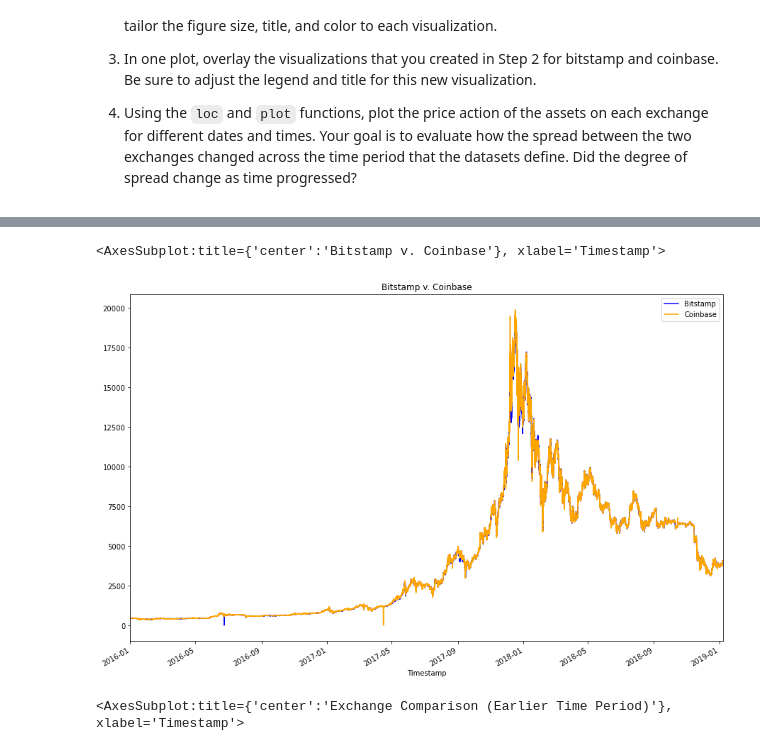
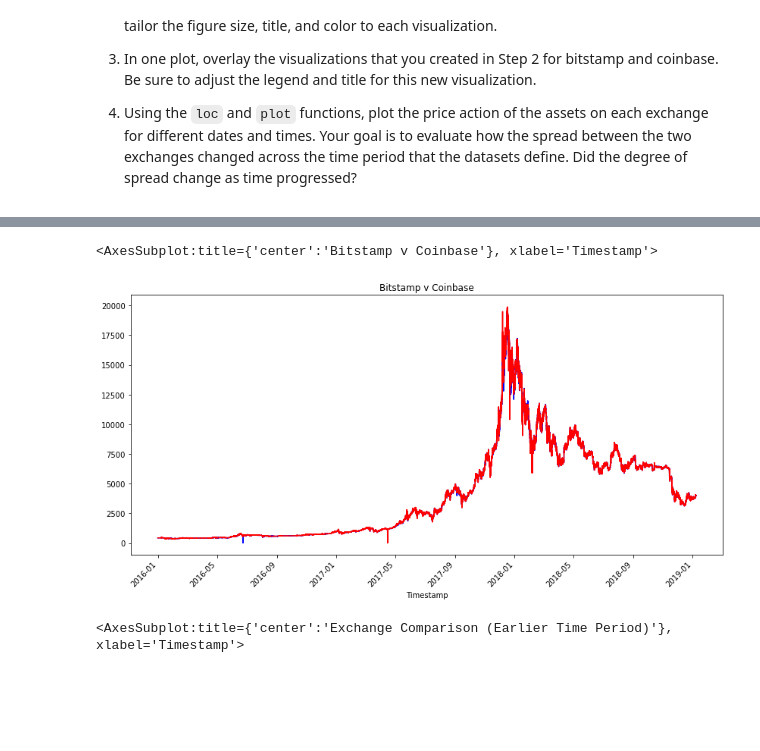
Before and after one commit to coronado212/bitcoin_arbitrage_analysis_3, a Jupyter notebook: crypto_arbitrage.ipynb, the cells around one changed output, grey strips where cells are left out. Saved outputs shown, nothing was run; the diff lists cells and outputs as text; code cells hidden in the pictures; blank space fills up the shorter version.

```diff
--- a/crypto_arbitrage.ipynb
+++ b/crypto_arbitrage.ipynb
@@ -249,8 +249,7 @@ Select the data you want to analyze. Use `loc` or `iloc` to select the following
 * Close
 # %%
 # Use loc or iloc to select `Timestamp (the index)` and `Close` from bitstamp DataFrame
-bitstamp_sliced = # YOUR CODE HERE
-
+bitstamp_sliced = bitstamp.loc[:,"Close"]
 # Review the first five rows of the DataFrame
-# YOUR CODE HERE
+bitstamp_sliced.head()
 # %% [output]
@@ -264,7 +263,7 @@ bitstamp_sliced = # YOUR CODE HERE
 # %%
 # Use loc or iloc to select `Timestamp (the index)` and `Close` from coinbase DataFrame
-coinbase_sliced = # YOUR CODE HERE
+coinbase_sliced = coinbase.loc[:, "Close"]
 
 # Review the first five rows of the DataFrame
-# YOUR CODE HERE
+coinbase_sliced.head()
 # %% [output]
@@ -330,11 +329,11 @@ Sort through the time series data associated with the bitstamp and coinbase Data
 # %%
 # Overlay the visualizations for the bitstamp and coinbase DataFrames in one plot
 # The plot should visualize the prices over the full lenth of the dataset
-# Be sure to include the parameters: legend, figure size, title, and color and label
-# YOUR CODE HERE
+bitstamp_sliced.plot(figsize=(14,7), rot=45, color="blue", title="Bitstamp v Coinbase")
+coinbase_sliced.plot(figsize=(14,7), rot=45, color="red")
 # %% [output]
-<AxesSubplot:title={'center':'Bitstamp v. Coinbase'}, xlabel='Timestamp'>
+<AxesSubplot:title={'center':'Bitstamp v Coinbase'}, xlabel='Timestamp'>
-[figure, old version]
+[figure, new version]
 # %%
 # Using the loc and plot functions, create an overlay plot that visualizes
 # the price action of both DataFrames for a one month period early in the dataset
```
Also changed, not shown: parts of 6 cells of this notebook.
